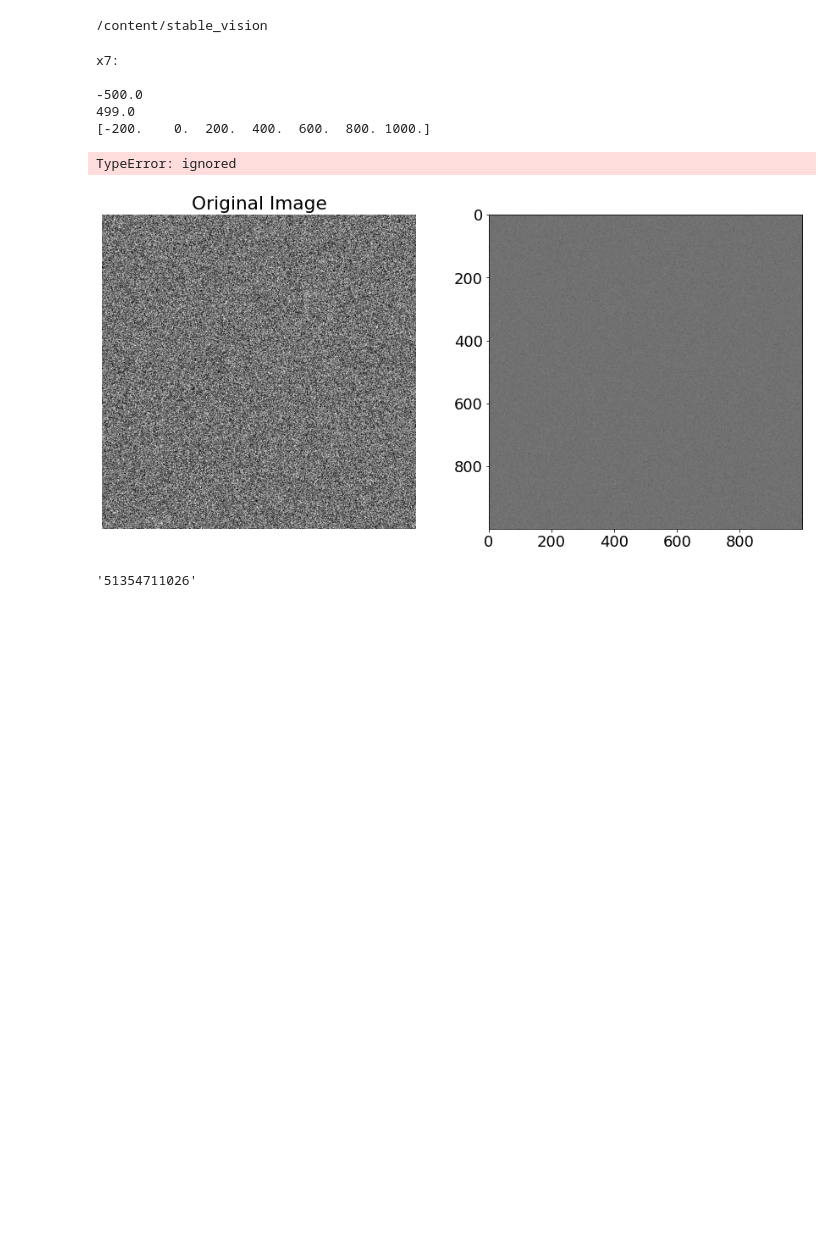
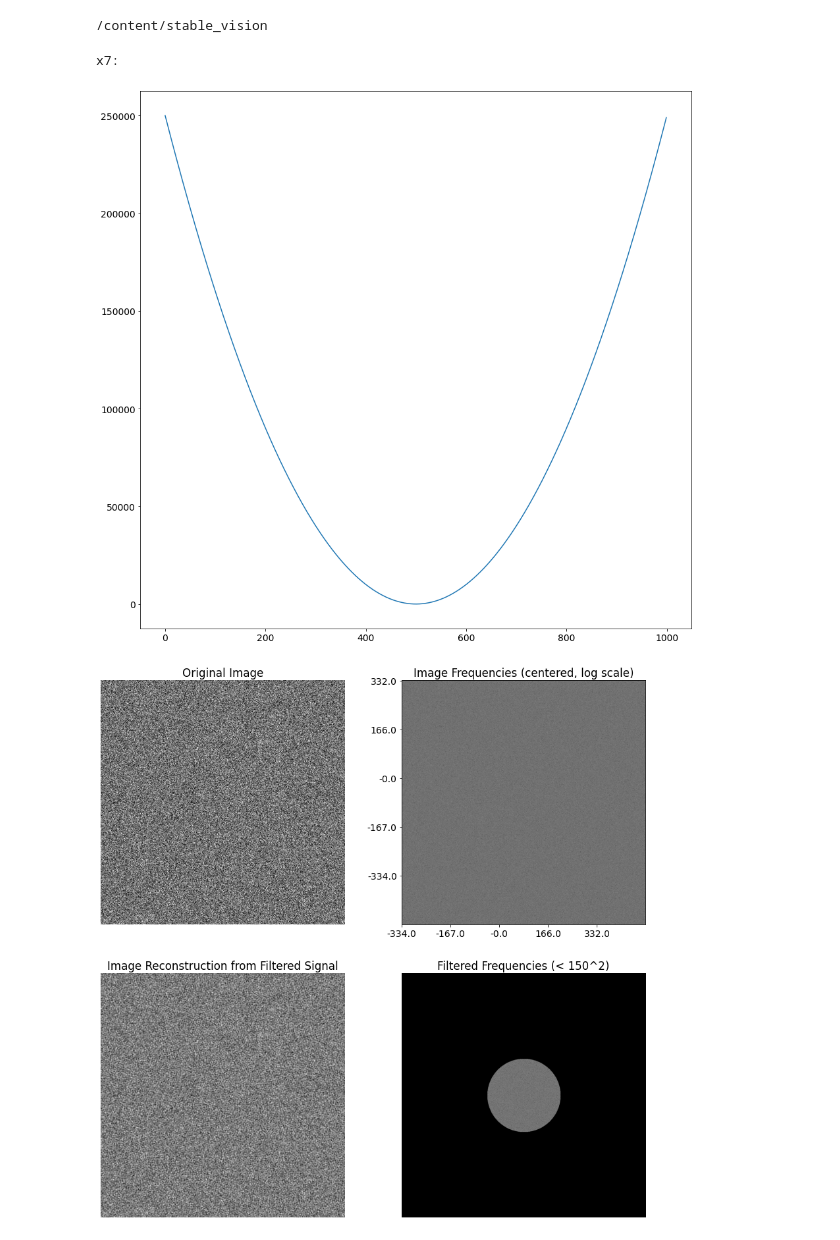
Before and after one commit to C4dynamics/stable_vision, a Jupyter notebook: python/get_centers.ipynb, the cells around one changed output. Saved outputs shown, nothing was run; the diff lists cells and outputs as text; code cells hidden in the pictures; blank space fills up the shorter version.

```diff
--- a/python/get_centers.ipynb
+++ b/python/get_centers.ipynb
@@ -34,9 +34,11 @@ from matplotlib.image import imread
 import numpy as np
 import matplotlib.pyplot as plt
 import os
+import ast
 
 plt.rcParams['figure.figsize'] = [15, 15]
-plt.rcParams.update({'font.size': 18})
+plt.rcParams.update({'font.size': 14})
+plt.rcParams["font.family"] = "Times"
 # %%
 for imidx in range(6, 7):
 
@@ -61,8 +63,8 @@ for imidx in range(6, 7):
 
   if (nx % 2) == 0: # even
     nx_rng = np.arange(-nx / 2, nx / 2) # 2nd argument should be nx/2-1 but numpy.arange already returns [start, stop), namely excludes stop which is equivalent to -1.
-    print(nx_rng[0])
-    print(nx_rng[-1])
+    # print(nx_rng[0])
+    # print(nx_rng[-1])
   else:
     nx_rng = np.arange(-(nx - 1) / 2, (nx + 1) / 2) # see above
 
@@ -78,55 +80,55 @@ for imidx in range(6, 7):
   # X,Y = np.meshgrid(ygrid,xgrid)
   R2 = np.power(X,2) + np.power(Y,2)  # signal power
   ind = R2 < 150**2                   # Exponentiation operator **
+  plt.figure(imidx + 10)
+  plt.plot(np.power(nx_rng, 2))
+
   Btshiftfilt = Btshift * ind
-  Ffilt = np.log(np.abs(Btshiftfilt)+1) # Put FFT on log scale
+  Ffilt = np.log(np.abs(Btshiftfilt) + 1) # Put FFT on log scale
 
   Btfilt = np.fft.ifftshift(Btshiftfilt) # inverse fft of shifted transform signal.
   Bfilt = np.fft.ifft2(Btfilt).real
 
 
   plt.figure(imidx)
 
   axs = plt.subplot(221)
-  axs.imshow(Bnoise, cmap='gray')
+  axs.imshow(Bnoise, cmap = 'gray')
   axs.axis('off')
   axs.title.set_text('Original Image')
 
   axs = plt.subplot(222)
-  axs.imshow(F, cmap='gray')
+  axs.imshow(F, cmap = 'gray')
   # axs.axis('off')
-  locs = axs.get_xticks()  # Get the current locations and labels.
-  print(locs)
-  wx = np.linspace(nx_rng[0], nx_rng[-1], len(locs))
-  print(int(wx))
-  # axs.set_xticks([0, 100, 200, 300, 400], minor = False)
-  labels = ','.join(map(str, wx))
-  print(labels)
-  # axs.set_xticklabels(labels, fontdict = None, minor = False)
+  xlocs = axs.get_xticks()  # Get the current locations and labels.
+  # print(xlocs)
+  wx = np.linspace(nx_rng[0], nx_rng[-1], len(xlocs)).round(0)
+  # print(wx)
+  xlabels = ast.literal_eval('[' + ','.join(map(str, wx)) + ']')
+  # print(xlabels)
+  axs.set_xticklabels(xlabels, fontdict = None, minor = False)
+  ylocs = axs.get_yticks()  # Get the current locations and labels.
+  # print(ylocs)
+  wy = np.linspace(ny_rng[-1], ny_rng[0], len(ylocs)).round(0)
+  # print(wy)
+  ylabels = ast.literal_eval('[' + ','.join(map(str, wy)) + ']')
+  # print(ylabels)
+  axs.set_yticklabels(ylabels, fontdict = None, minor = False)
   axs.title.set_text('Image Frequencies (centered, log scale)')
 
   axs = plt.subplot(224)
   axs.imshow(Ffilt, cmap='gray')
   axs.axis('off')
   axs.title.set_text('Filtered Frequencies (< 150^2)')
 
 
   axs = plt.subplot(223)
   axs.imshow(Bfilt, cmap='gray')
   axs.axis('off')
   axs.title.set_text('Image Reconstruction from Filtered Signal')
 
   plt.show()
 # %% [output]
 x7:
-
--500.0
-499.0
-[-200.    0.  200.  400.  600.  800. 1000.]
-TypeError: ignored
-[figure, old version]
+[figure, new version]
+[figure, added]
-# %%
-import random
-''.join(str(random.randint(0, 10)) for i in range(10))
-# %% [output]
-'51354711026'
```
Also changed, not shown: parts of 1 cell of this notebook.
